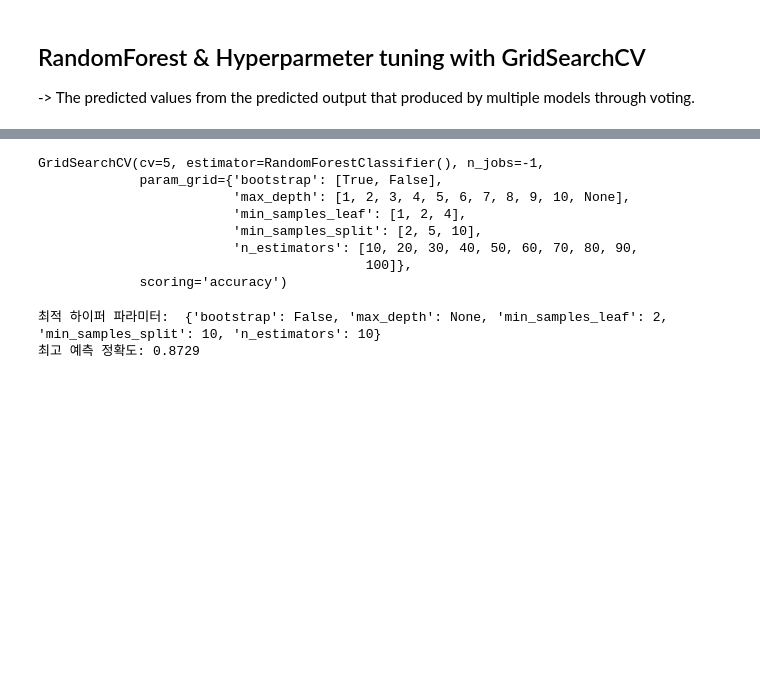
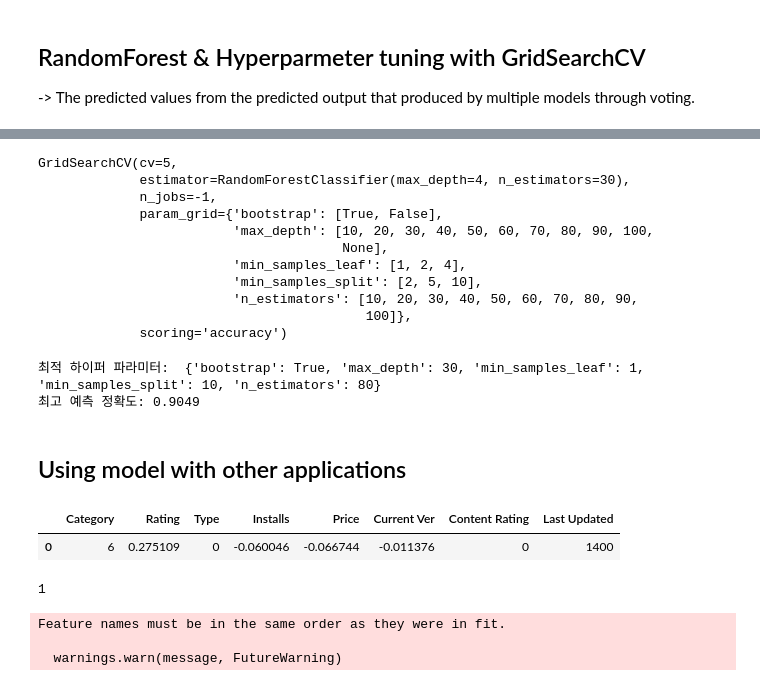
Before and after one commit to vivi108/DataScienceTeam14, a Jupyter notebook: project.ipynb, the cells around one changed output, grey strips where cells are left out. Drawn from its saved outputs; the diff is of its cells as text; code cells hidden in the pictures; blank space fills up the shorter version.

```diff
--- a/project.ipynb
+++ b/project.ipynb
@@ -866,23 +863,57 @@ grid_param = { 'max_depth':        [1, 2, 3, 4, 5, 6, 7, 8, 9, 10, None],
               'min_samples_split': [2, 5, 10],
               'bootstrap':         [True, False] }
 # %%
-model =RandomForestClassifier()
-gd_sr = GridSearchCV(estimator=model,  param_grid=grid_param, scoring='accuracy', cv=5, n_jobs=-1)
+gd_sr = GridSearchCV(estimator=forest,  param_grid=grid_param, scoring='accuracy', cv=5, n_jobs=-1)
 gd_sr
 # %% [output]
-GridSearchCV(cv=5, estimator=RandomForestClassifier(), n_jobs=-1,
+GridSearchCV(cv=5,
+             estimator=RandomForestClassifier(max_depth=4, n_estimators=30),
+             n_jobs=-1,
              param_grid={'bootstrap': [True, False],
-                         'max_depth': [1, 2, 3, 4, 5, 6, 7, 8, 9, 10, None],
+                         'max_depth': [10, 20, 30, 40, 50, 60, 70, 80, 90, 100,
+                                       None],
                          'min_samples_leaf': [1, 2, 4],
                          'min_samples_split': [2, 5, 10],
                          'n_estimators': [10, 20, 30, 40, 50, 60, 70, 80, 90,
                                           100]},
              scoring='accuracy')
 # %%
-gd_sr.fit(X, y)
+gd_sr.fit(X_train, y_train)
 
 print('최적 하이퍼 파라미터: ', gd_sr.best_params_)
 print('최고 예측 정확도: {:.4f}'.format(gd_sr.best_score_))
 # %% [output]
-최적 하이퍼 파라미터:  {'bootstrap': False, 'max_depth': None, 'min_samples_leaf': 2, 'min_samples_split': 10, 'n_estimators': 10}
-최고 예측 정확도: 0.8729
+최적 하이퍼 파라미터:  {'bootstrap': True, 'max_depth': 30, 'min_samples_leaf': 1, 'min_samples_split': 10, 'n_estimators': 80}
+최고 예측 정확도: 0.9049
+# %% [markdown]
+## Using model with other applications
+# %%
+kakao_talk_dict = {
+    'App': 'KakaoTalk',
+    'Category': 6,
+    'Rating': 4.3,
+    'Reviews': 3130000,
+    'Type': 0,
+    'Installs': 100000000,
+    'Price': 0,
+    'Current Ver': 9.80,
+    'Content Rating': 0,
+    'Last Updated': 1400
+}
+
+kakao_df = pd.DataFrame([kakao_talk_dict])
+# %%
+kakao_df[['Reviews', 'Installs', 'Price', 'Rating', 'Current Ver']] = scaler.transform(kakao_df[['Reviews', 'Installs', 'Price', 'Rating', 'Current Ver']])
+kakao_df= kakao_df.drop(columns=['App', 'Reviews'])
+kakao_df
+# %% [output]
+|  | Category | Rating | Type | Installs | Price | Current Ver | Content Rating | Last Updated |
+| 0 | 6 | 0.275109 | 0 | -0.060046 | -0.066744 | -0.011376 | 0 | 1400 |
+# %%
+pred = gd_sr.best_estimator_.predict(kakao_df)
+print(pred[0])
+# %% [output]
+1
+Feature names must be in the same order as they were in fit.
+
+  warnings.warn(message, FutureWarning)
```
Also changed, not shown: parts of 29 cells of this notebook.
